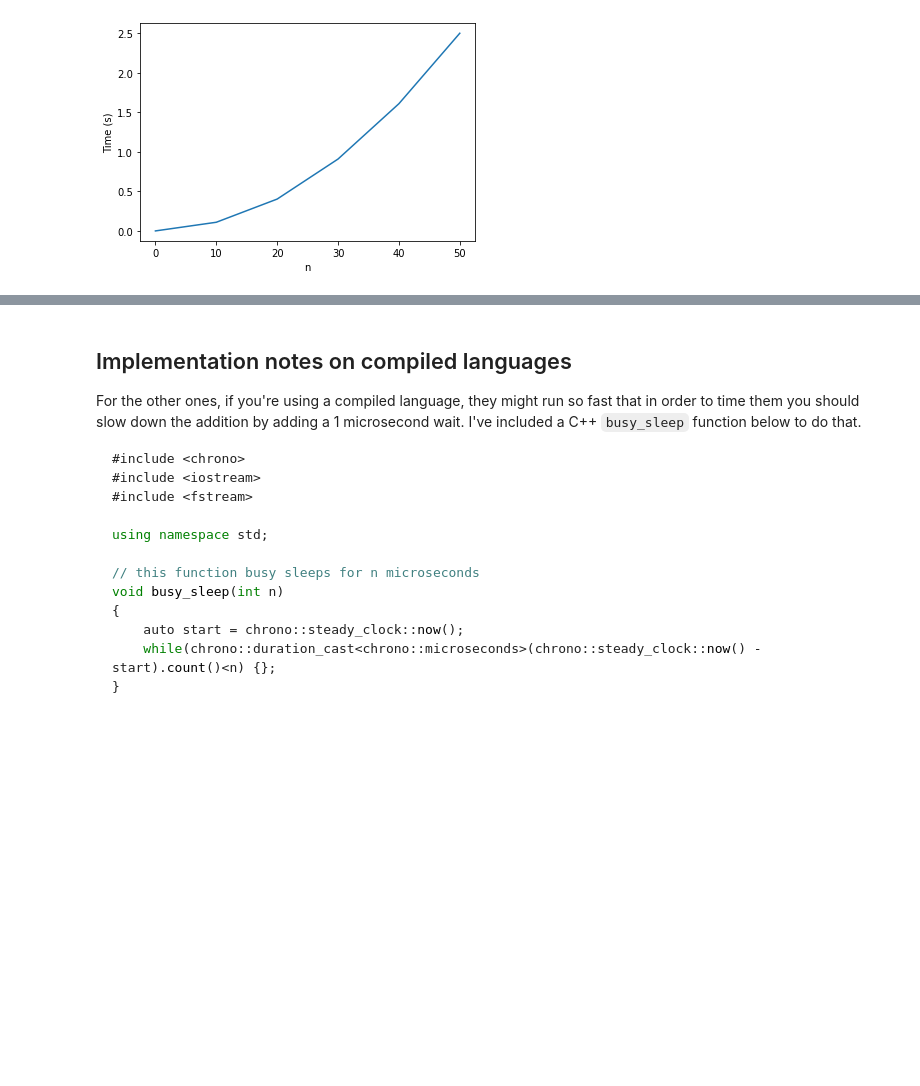
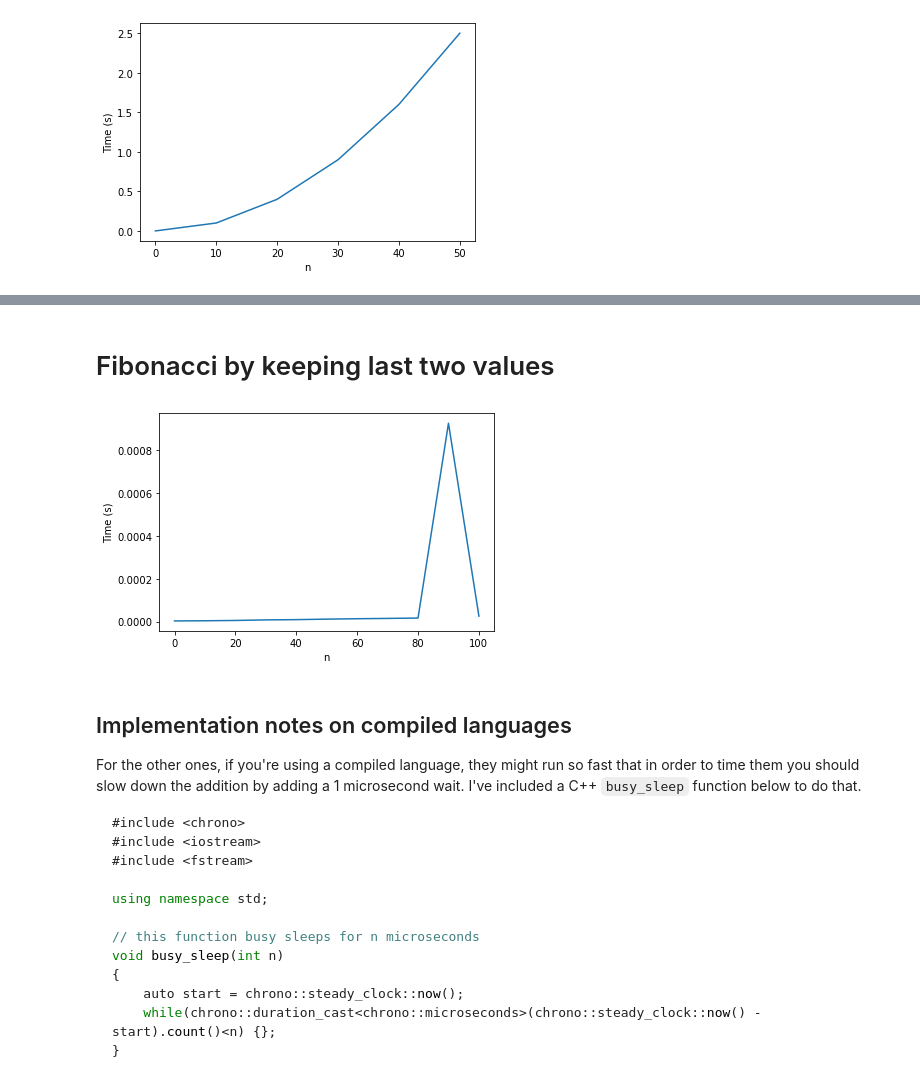
Before and after one commit to Xylemeister/discrete-maths-classes, a Jupyter notebook: week_1_class.ipynb, the cells around one changed output, grey strips where cells are left out. Drawn from its saved outputs; the diff is of its cells as text; code cells hidden in the pictures; blank space fills up the shorter version.

```diff
--- a/week_1_class.ipynb
+++ b/week_1_class.ipynb
@@ -68,3 +103,34 @@ def fib_two(n):
+# %% [markdown]
+# Fibonacci by keeping last two values
+# %%
+%matplotlib inline
+import matplotlib.pyplot as plt
+import numpy as np
+import time
+
+
+
+def fib_two(n):
+    a = 0
+    b = 1
+
+    for i in range(2, n+1):
+        a,b = b, a + b
+    return b
+
+def timeit(n):
+    start = time.time()
+    fib_table(n)
+    end = time.time()
+    return end-start
+
+N = [0, 10, 20, 30, 40, 50, 60, 70, 80, 90, 100]
+T = [timeit(n) for n in N]
+plt.plot(N, T)
+plt.xlabel('n')
+plt.ylabel('Time (s)');
+# %% [output]
+[figure, added]
 # %% [markdown]
 ## Implementation notes on compiled languages
 
```
Also changed, not shown: parts of 5 cells of this notebook.
